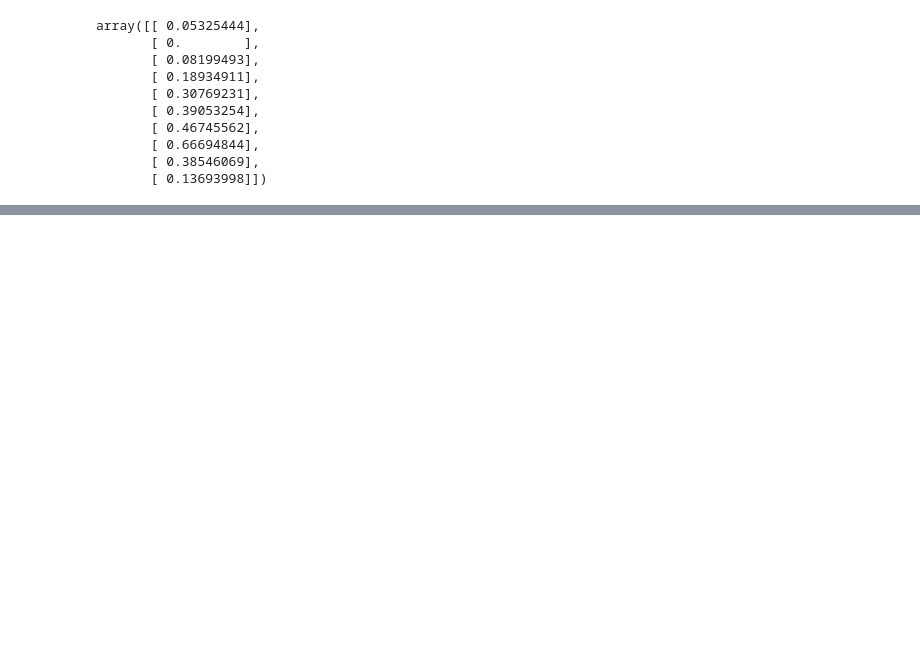
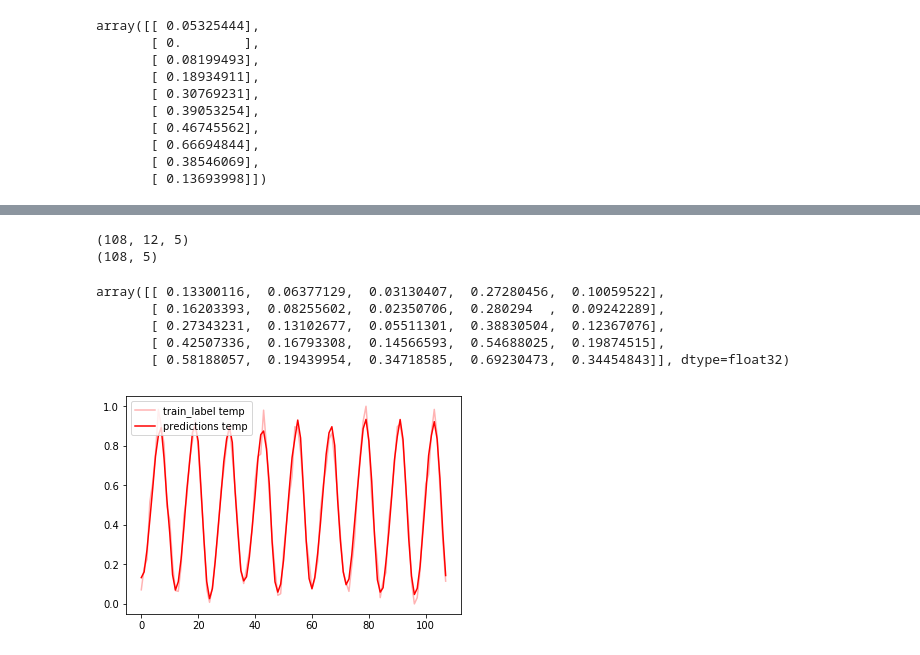
Before and after one commit to arakawamoriyuki/lstm-handson-app, a Jupyter notebook: main.ipynb, the cells around one changed output, grey strips where cells are left out. Cells and saved outputs as stored; diff of their text form; code cells hidden in the pictures; blank space fills up the shorter version.

```diff
--- a/main.ipynb
+++ b/main.ipynb
@@ -253,0 +292,55 @@ print(icesales_train_label.shape)
+# %%
+# 推論する際の形状 = (個数, ステップ数, 特徴量(最大気温平均, 合計降水量, 平均湿度, 25度以上の日数))
+# 今回の推論時の形状 = (個数, 12, 5)
+# 入力も出力も最大気温平均, 合計降水量, 平均湿度, 25度以上の日数, アイスの売り上げ(円)の5つ
+train_data = np.c_[temps_train_data, precs_train_data, up25days_train_data, humidities_train_data, icesales_train_data]
+train_label = np.c_[temps_train_label, precs_train_label, up25days_train_label, humidities_train_label, icesales_train_label]
+print(train_data.shape)
+print(train_label.shape)
+
+# train_data[0:5]
+# train_label[0:5]
+# %% [output]
+(108, 12, 5)
+(108, 5)
+# %%
+# モデル構築
+step_count = 12
+feature_count = 5
+hidden_unit_count = 120
+
+model = Sequential()
+model.add(LSTM(hidden_unit_count, batch_input_shape=(None, step_count, feature_count)))
+model.add(Dense(feature_count))
+model.add(Activation('linear'))
+optimizer = Adam(lr=0.003)
+model.compile(loss='mean_squared_error', optimizer=optimizer)
+early_stopping = EarlyStopping(monitor='val_loss', mode='auto', patience=20)
+# %%
+# トレーニング
+model.fit(
+    train_data, train_label,
+    batch_size=2000,
+    epochs=200,
+    validation_split=0.1,
+    callbacks=[early_stopping]
+)
+# %%
+# 推論、検証
+predictions = model.predict(train_data)
+predictions[0:5]
+# %% [output]
+array([[ 0.13300116,  0.06377129,  0.03130407,  0.27280456,  0.10059522],
+       [ 0.16203393,  0.08255602,  0.02350706,  0.280294  ,  0.09242289],
+       [ 0.27343231,  0.13102677,  0.05511301,  0.38830504,  0.12367076],
+       [ 0.42507336,  0.16793308,  0.14566593,  0.54688025,  0.19874515],
+       [ 0.58188057,  0.19439954,  0.34718585,  0.69230473,  0.34454843]], dtype=float32)
+# %%
+# 最大気温平均
+plt.figure()
+plt.plot(range(0, len(train_label)), train_label[:,0], color=(1.0, 0.7, 0.7), label='train_label temp')
+plt.plot(range(0, len(predictions)), predictions[:,0], color=(1.0, 0.0, 0.0), label='predictions temp')
+plt.legend()
+plt.show()
+# %% [output]
+[figure, added]
```
Also changed, not shown: parts of 45 cells of this notebook.
